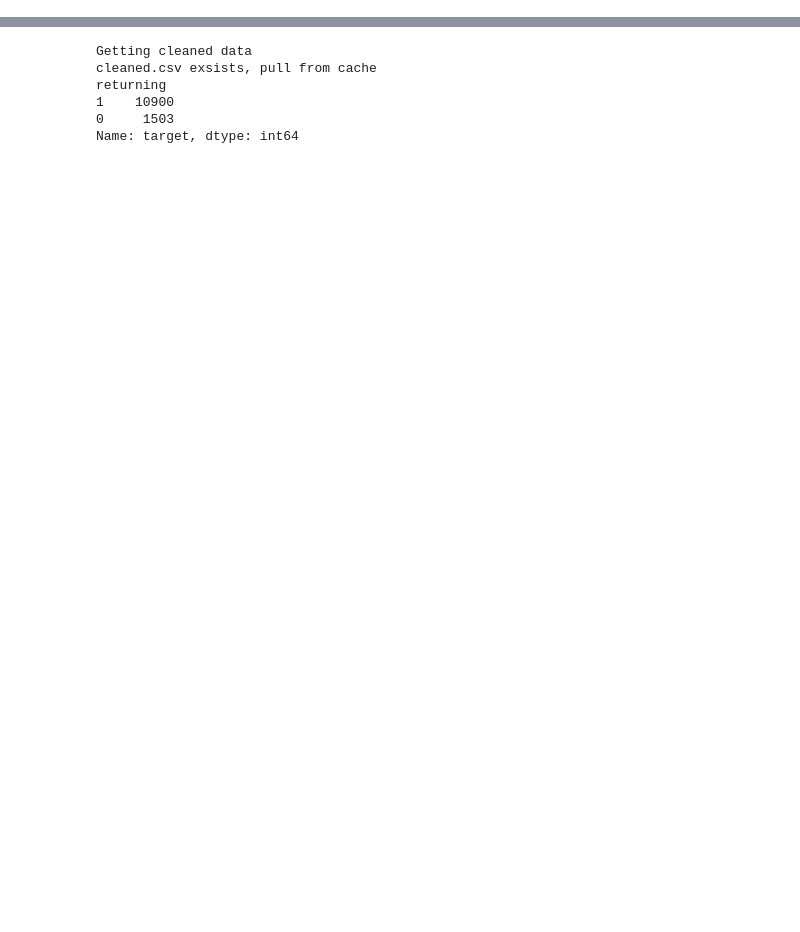
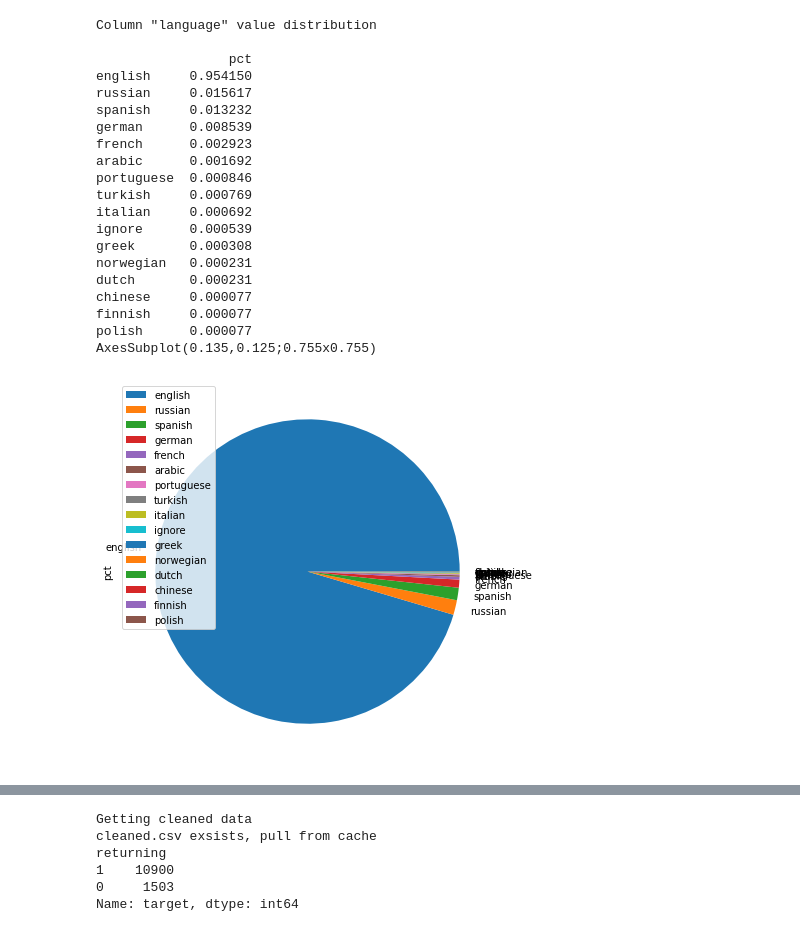
Before and after one commit to acomputerengineer/cis-700-machine-learning-security-project, a Jupyter notebook: main.ipynb, the cells around one changed output, grey strips where cells are left out. Cells and saved outputs as stored; diff of their text form; code cells hidden in the pictures; blank space fills up the shorter version.

```diff
--- a/main.ipynb
+++ b/main.ipynb
@@ -46,0 +92,28 @@ Name: type, dtype: int64
+# %%
+print('Column "language" value distribution\n')
+
+vcp = df[ 'language' ].value_counts(normalize=True).to_frame('pct')
+print(vcp)
+print(vcp.plot.pie(y='pct', figsize=(7, 7)))
+# %% [output]
+Column "language" value distribution
+
+                 pct
+english     0.954150
+russian     0.015617
+spanish     0.013232
+german      0.008539
+french      0.002923
+arabic      0.001692
+portuguese  0.000846
+turkish     0.000769
+italian     0.000692
+ignore      0.000539
+greek       0.000308
+norwegian   0.000231
+dutch       0.000231
+chinese     0.000077
+finnish     0.000077
+polish      0.000077
+AxesSubplot(0.135,0.125;0.755x0.755)
+[figure, added]
```
Also changed, not shown: parts of 34 cells of this notebook, 13 other files.
